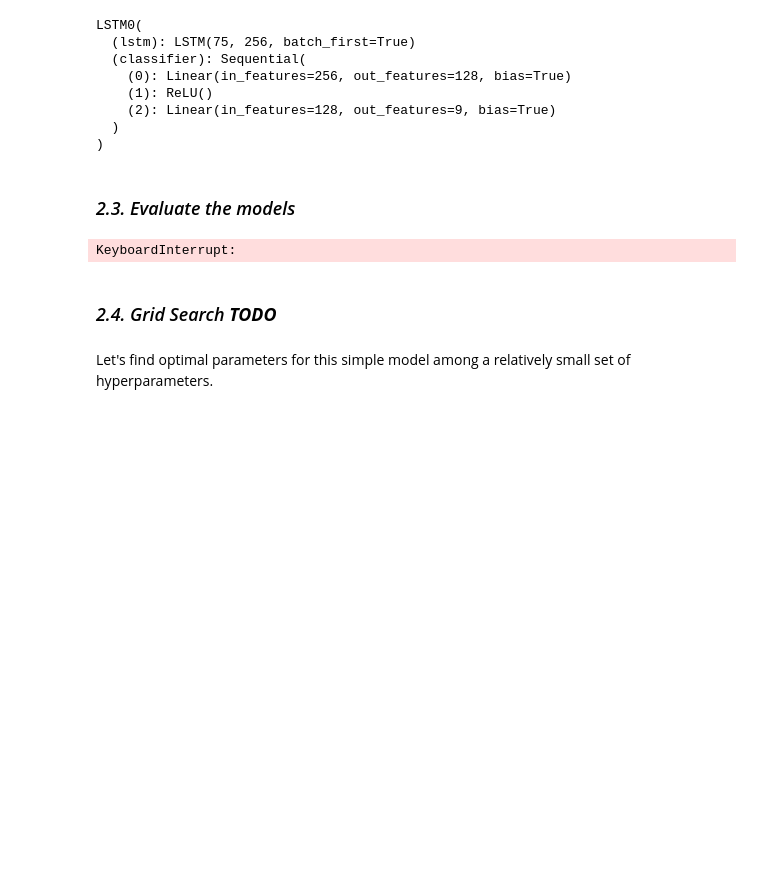
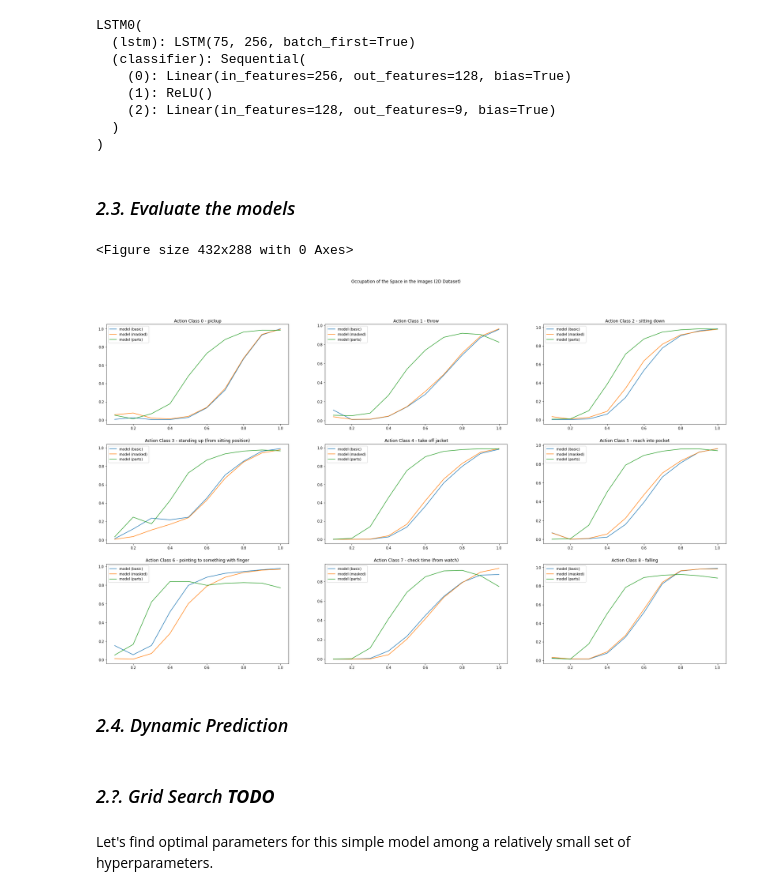
Before and after one commit to anthony-kobanda/human-action-recognition, a Jupyter notebook: model.ipynb, the cells around one changed output. Saved outputs shown, nothing was run; the diff lists cells and outputs as text; code cells hidden in the pictures; blank space fills up the shorter version.

```diff
--- a/model.ipynb
+++ b/model.ipynb
@@ -585,14 +595,14 @@ LSTM0(
 # %% [markdown]
 ### *2.3. Evaluate the models*
 # %%
-def accuracy_per_sequence_percentage(models, dataset, action_classes=classes, min_percentage=0.1, max_percentage=1, steps=10):
+def accuracy_per_sequence_percentage(models, dataset, action_class, min_percentage=0.1, max_percentage=1, steps=10):
 
     percentages = np.linspace(start=min_percentage, stop=max_percentage, num=steps)
     accuracies_per_model = [[]] * len(models)
     n = len(dataset)
     sm = nn.Softmax(dim=1)
 
-    N = sum([dataset[i][1] in action_classes for i in range(n)])
+    N = sum([dataset[i][1] == action_class for i in range(n)])
 
     for i,percentage in enumerate(percentages):
 
@@ -602,7 +612,7 @@ def accuracy_per_sequence_percentage(models, dataset, action_classes=classes, mi
 
             tensor,label = dataset[j]
 
-            if label in action_classes:
+            if label == action_class:
 
                 tensor = tensor[:int(percentage * tensor.shape[0]),:]
                 tensor = tensor.to(device)
@@ -619,7 +629,30 @@ def accuracy_per_sequence_percentage(models, dataset, action_classes=classes, mi
     return accuracies_per_model
 # %%
 results = [
-    accuracy_per_sequence_percentage([model_LSTM03D, model_LSTM03D_masked, model_LSTM03D_part], HAD3D, action_classes=[elem]) for elem in classes
+    accuracy_per_sequence_percentage([model_LSTM03D, model_LSTM03D_masked, model_LSTM03D_part], HAD3D, action_class=elem) for elem in range(len(classes))
 ]
-# %% [output]
-KeyboardInterrupt:
+# %%
+plt.clf()
+
+fig, ax = plt.subplots(nrows=3, ncols=3)
+fig.set_figheight(18)
+fig.set_figwidth(32)
+
+x = np.linspace(start=0.1, stop=1, num=10)
+
+for i in range(len(classes)):
+
+    ax[i//3][i%3].set_title("Action Class {} - {}".format(i, actions[classes[i]]))
+    accuracies = results[i]
+    ax[i//3][i%3].plot(x, accuracies[0], label="model (basic)")
+    ax[i//3][i%3].plot(x, accuracies[1], label="model (masked)")
+    ax[i//3][i%3].plot(x, accuracies[2], label="model (parts)")
+    ax[i//3][i%3].legend()
+
+fig.suptitle("Occupation of the Space in the Images (2D Dataset)")
+plt.show()
+# %% [output]
+<Figure size 432x288 with 0 Axes>
+[figure, added]
+# %% [markdown]
+### *2.4. Dynamic Prediction*
@@ -626,5 +683,5 @@ KeyboardInterrupt:
 # %% [markdown]
-### *2.4. Grid Search* ***TODO***
+### *2.?. Grid Search* ***TODO***
 # %% [markdown]
 Let's find optimal parameters for this simple model among a relatively small set of hyperparameters.
 # %% [markdown]
```
Also changed, not shown: parts of 7 cells of this notebook, 7 other files.
